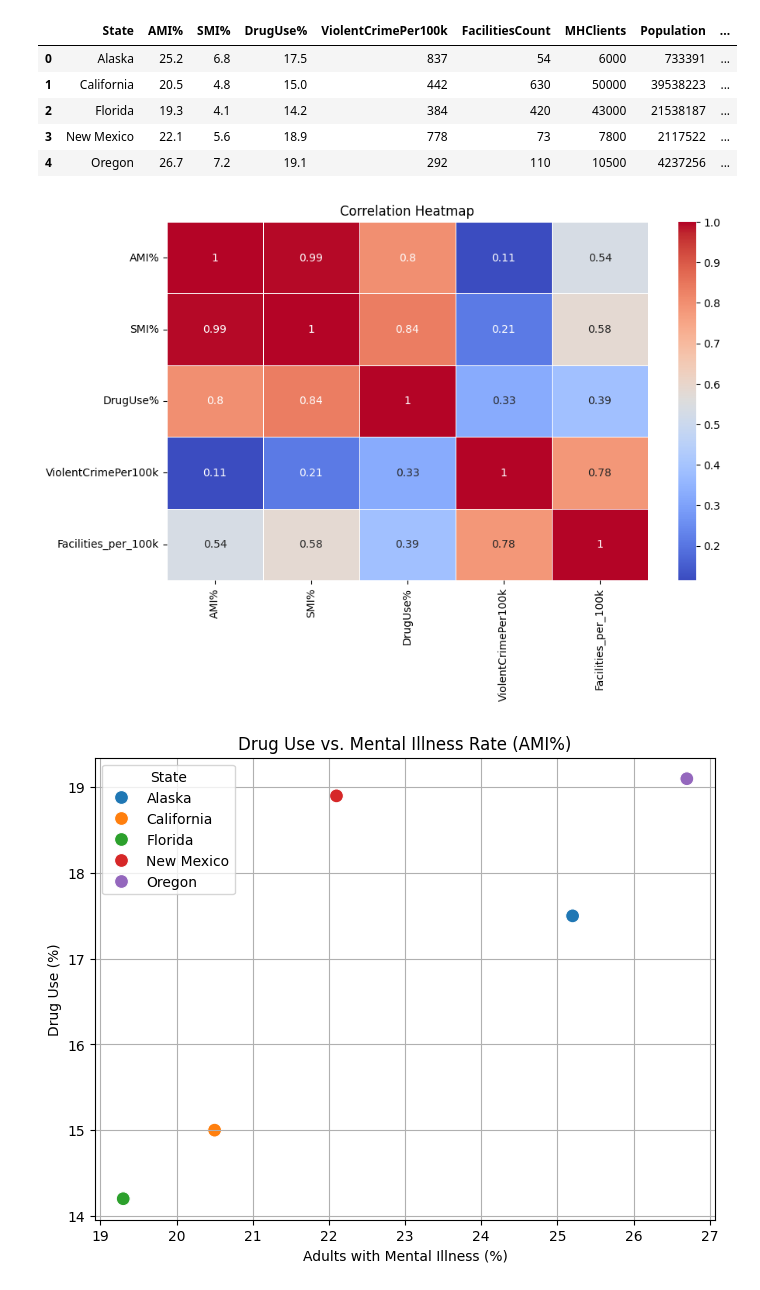
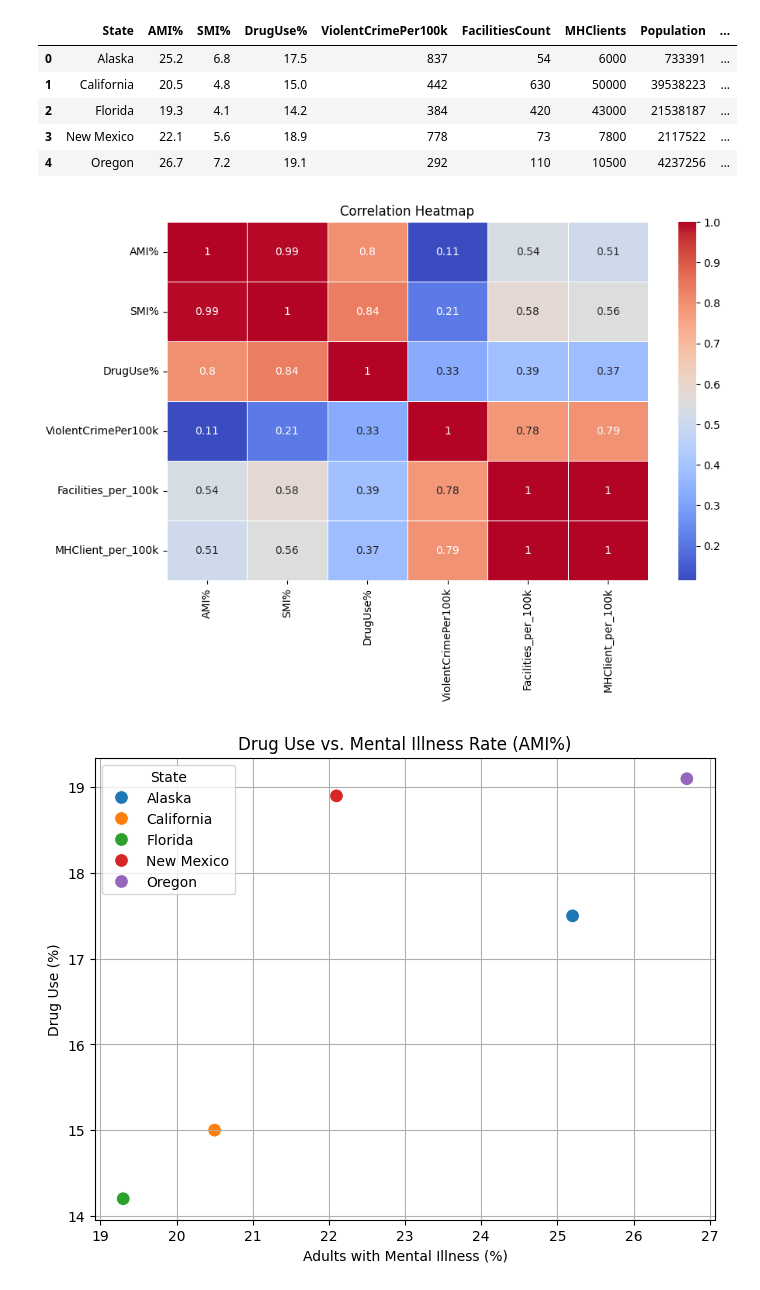
Before and after one commit to cerensenol/DSA-210-Project, a Jupyter notebook: main.ipynb, the cells around one changed output. Drawn from its saved outputs; the diff is of its cells as text; code cells hidden in the pictures.

```diff
--- a/main.ipynb
+++ b/main.ipynb
@@ -6,6 +14,9 @@ import matplotlib.pyplot as plt
 
 df = pd.read_csv("path_to_crime_dataset.csv")
 
+df['MHClient_per_100k'] = (df['MHClients'] / df['Population']) * 100000
+df['Log_CrimeRate'] = np.log(df['ViolentCrimePer100k'])
+
 df.head()
 # %% [output]
 |  | State | AMI% | SMI% | DrugUse% | ViolentCrimePer100k | FacilitiesCount | MHClients | Population | ... |
@@ -16,12 +27,12 @@ df.head()
 | 4 | Oregon | 26.7 | 7.2 | 19.1 | 292 | 110 | 10500 | 4237256 | ... |
 # %%
 plt.figure(figsize=(10, 6))
-corr = df[['AMI%', 'SMI%', 'DrugUse%', 'ViolentCrimePer100k', 'Facilities_per_100k']].corr()
+corr = df[['AMI%', 'SMI%', 'DrugUse%', 'ViolentCrimePer100k', 'Facilities_per_100k', 'MHClient_per_100k']].corr()
 sns.heatmap(corr, annot=True, cmap='coolwarm', linewidths=0.5)
 plt.title("Correlation Heatmap")
 plt.show()
 # %% [output]
-[figure, old version]
+[figure, new version]
 # %%
 plt.figure(figsize=(8, 6))
 sns.scatterplot(data=df, x='AMI%', y='DrugUse%', hue='State', s=100)
```
Also changed, not shown: parts of 23 cells of this notebook.
